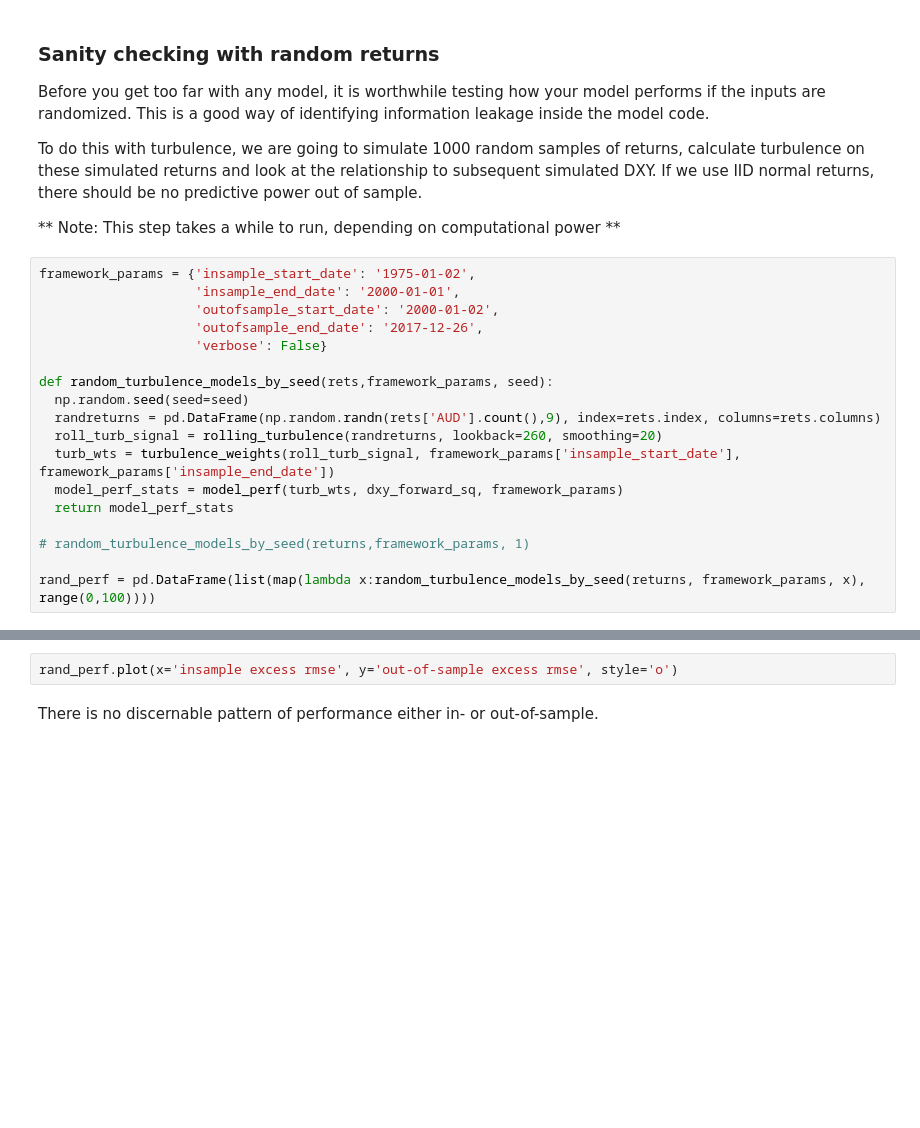
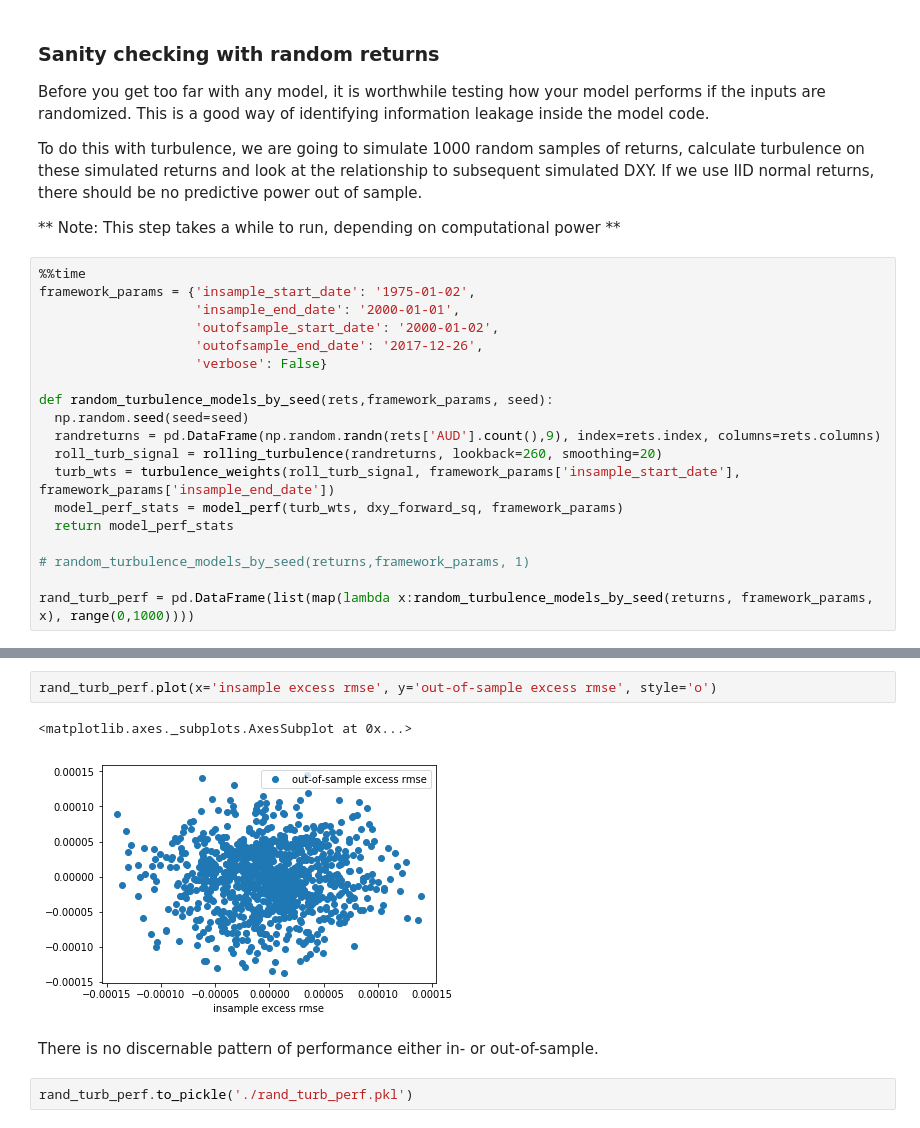
Before and after one commit to fintechsteve/modeling-volatility, a Jupyter notebook: Part_04b_Creating_Turbulence_Model.ipynb, the cells around one changed output, grey strips where cells are left out. Saved outputs shown, nothing was run; the diff lists cells and outputs as text; blank space fills up the shorter version.

```diff
--- a/Part_04b_Creating_Turbulence_Model.ipynb
+++ b/Part_04b_Creating_Turbulence_Model.ipynb
@@ -359,6 +385,7 @@ To do this with turbulence, we are going to simulate 1000 random samples of retu
 
 ** Note: This step takes a while to run, depending on computational power **
 # %%
+%%time
 framework_params = {'insample_start_date': '1975-01-02',
                     'insample_end_date': '2000-01-01',
                     'outofsample_start_date': '2000-01-02',
@@ -375,5 +402,5 @@ def random_turbulence_models_by_seed(rets,framework_params, seed):
 
 # random_turbulence_models_by_seed(returns,framework_params, 1)
 
-rand_perf = pd.DataFrame(list(map(lambda x:random_turbulence_models_by_seed(returns, framework_params, x), range(0,100))))
+rand_turb_perf = pd.DataFrame(list(map(lambda x:random_turbulence_models_by_seed(returns, framework_params, x), range(0,1000))))
 # %%
@@ -381,4 +418,9 @@ rand_perf.describe()
 # %%
-rand_perf.plot(x='insample excess rmse', y='out-of-sample excess rmse', style='o')
+rand_turb_perf.plot(x='insample excess rmse', y='out-of-sample excess rmse', style='o')
+# %% [output]
+<matplotlib.axes._subplots.AxesSubplot at 0x...>
+[figure, added]
 # %% [markdown]
 There is no discernable pattern of performance either in- or out-of-sample.
+# %%
+rand_turb_perf.to_pickle('./rand_turb_perf.pkl')
```
Also changed, not shown: parts of 14 cells of this notebook, 7 other files.
